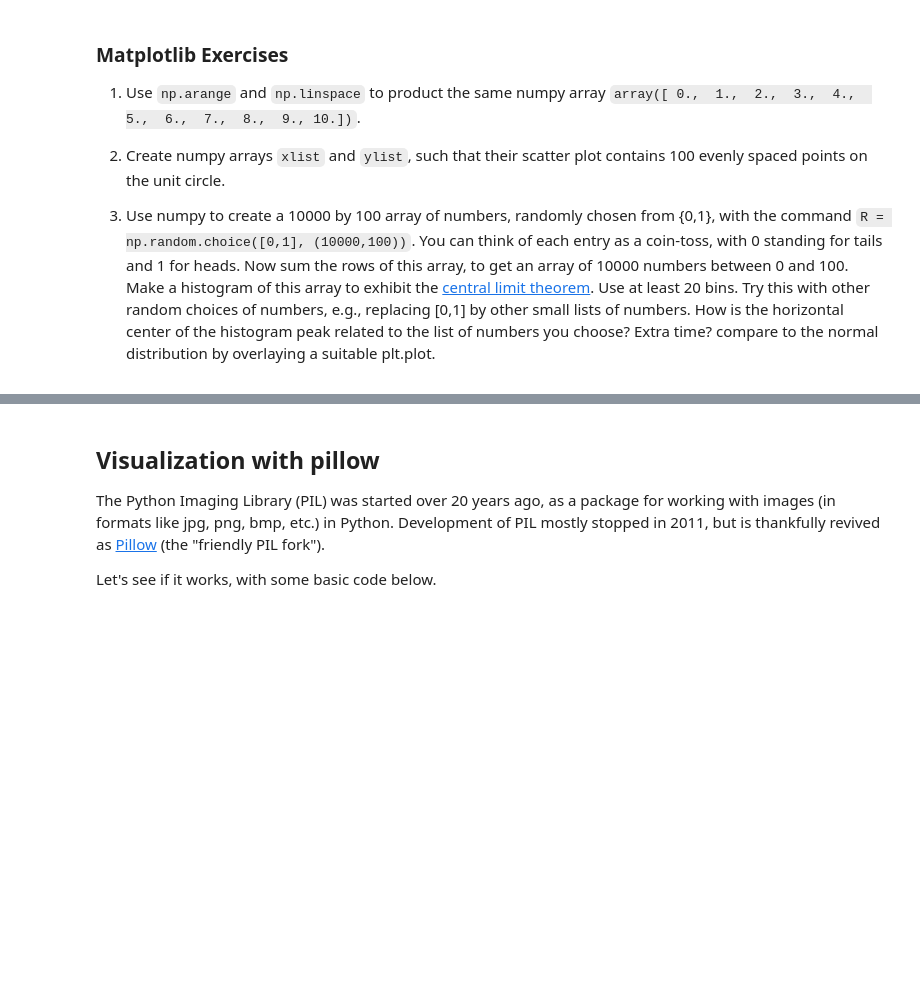
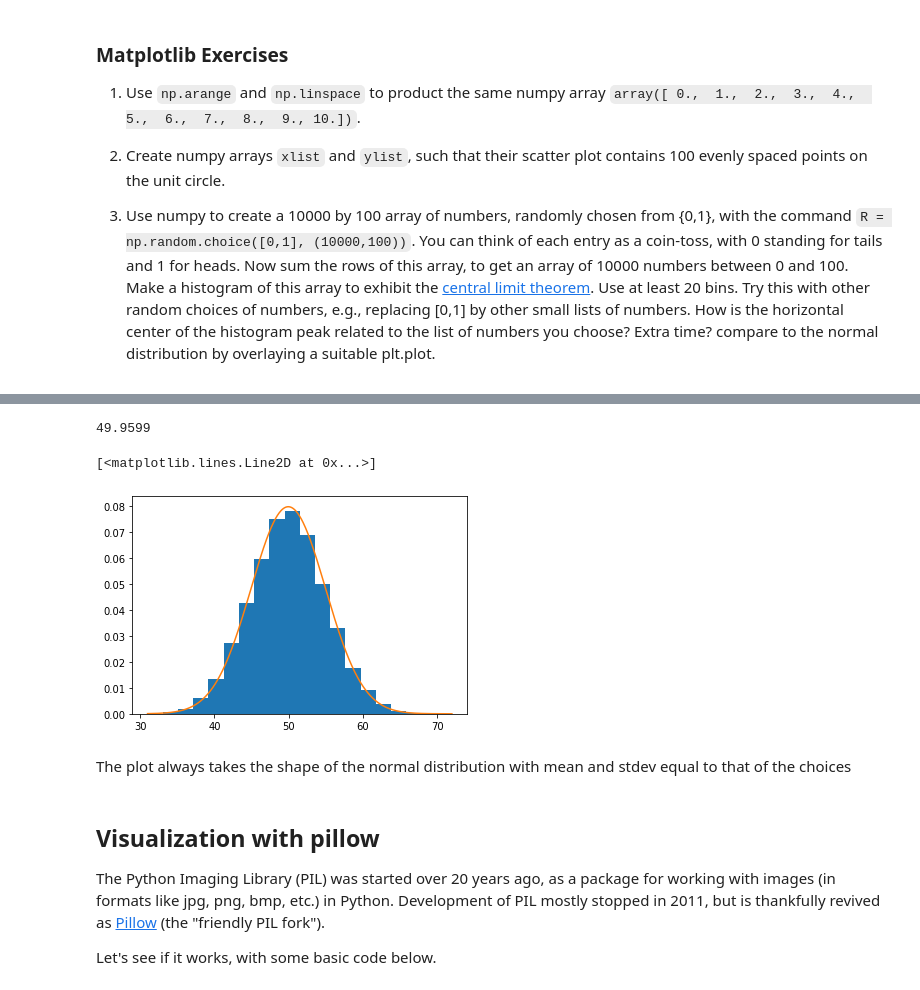
Before and after one commit to narneon/Math-152, a Jupyter notebook: P4M_Notebook_4.ipynb, the cells around one changed output, grey strips where cells are left out. Cells and saved outputs as stored; diff of their text form; code cells hidden in the pictures; blank space fills up the shorter version.

```diff
--- a/P4M_Notebook_4.ipynb
+++ b/P4M_Notebook_4.ipynb
@@ -732,3 +963,19 @@ print(L, )
+# %%
+R = np.random.choice([0,1], (10000,100))
+sums = np.sum(R,axis=1)
+xlist = np.linspace(np.min(sums),np.max(sums),500)
+plt.hist(sums, bins=20, density=True)
+stdev = np.std(sums)
+mean = np.mean(sums)
+print(mean)
+ylist = 1/(stdev*np.sqrt(2*np.pi))*np.exp(-1/2*((xlist-mean)/stdev)**2)
+plt.plot(xlist,ylist)
+# %% [output]
+49.9599
+[<matplotlib.lines.Line2D at 0x...>]
+[figure, added]
+# %% [markdown]
+The plot always takes the shape of the normal distribution with mean and stdev equal to that of the choices
 # %% [markdown]
 ## Visualization with pillow
 
```
Also changed, not shown: parts of 77 cells of this notebook.
